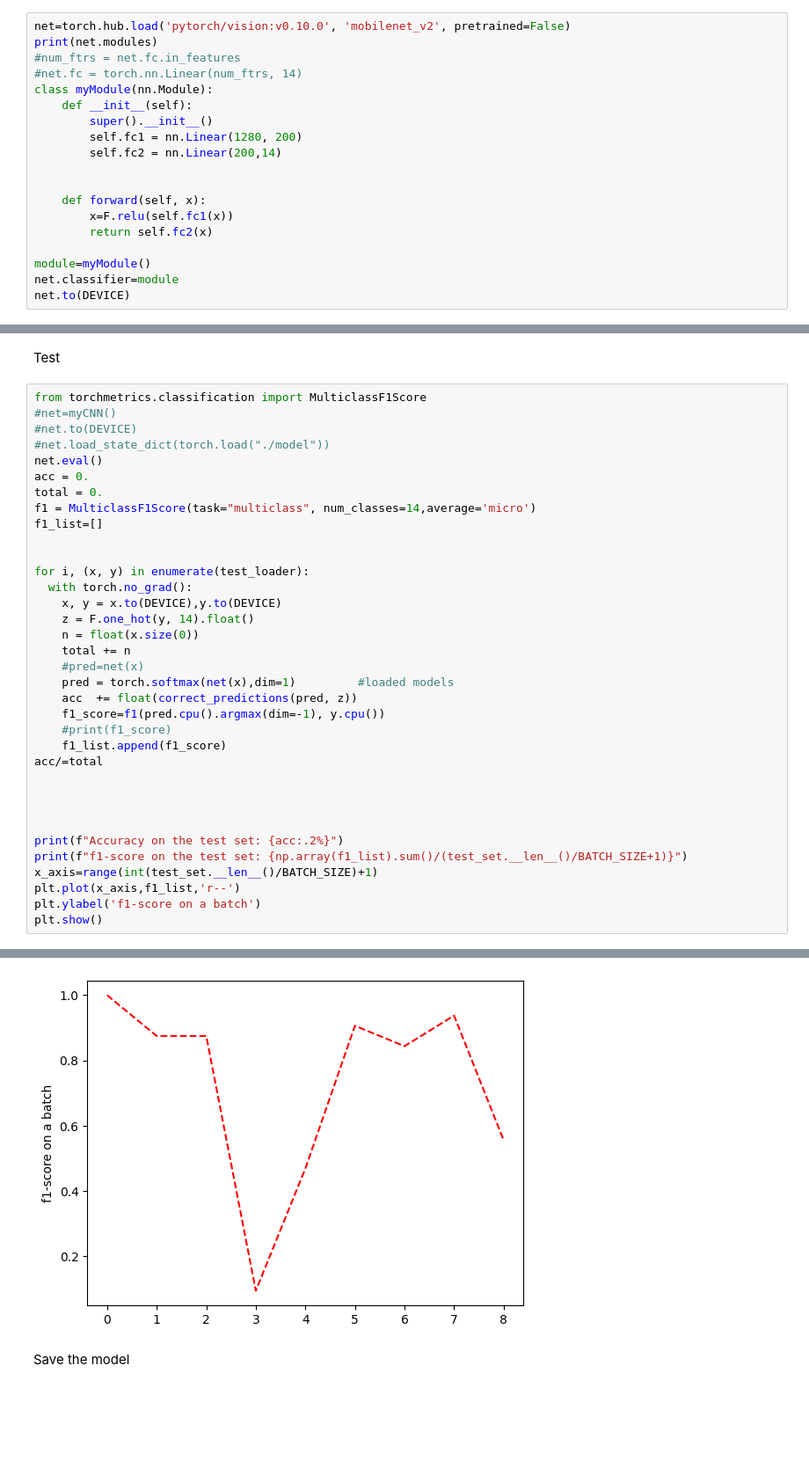
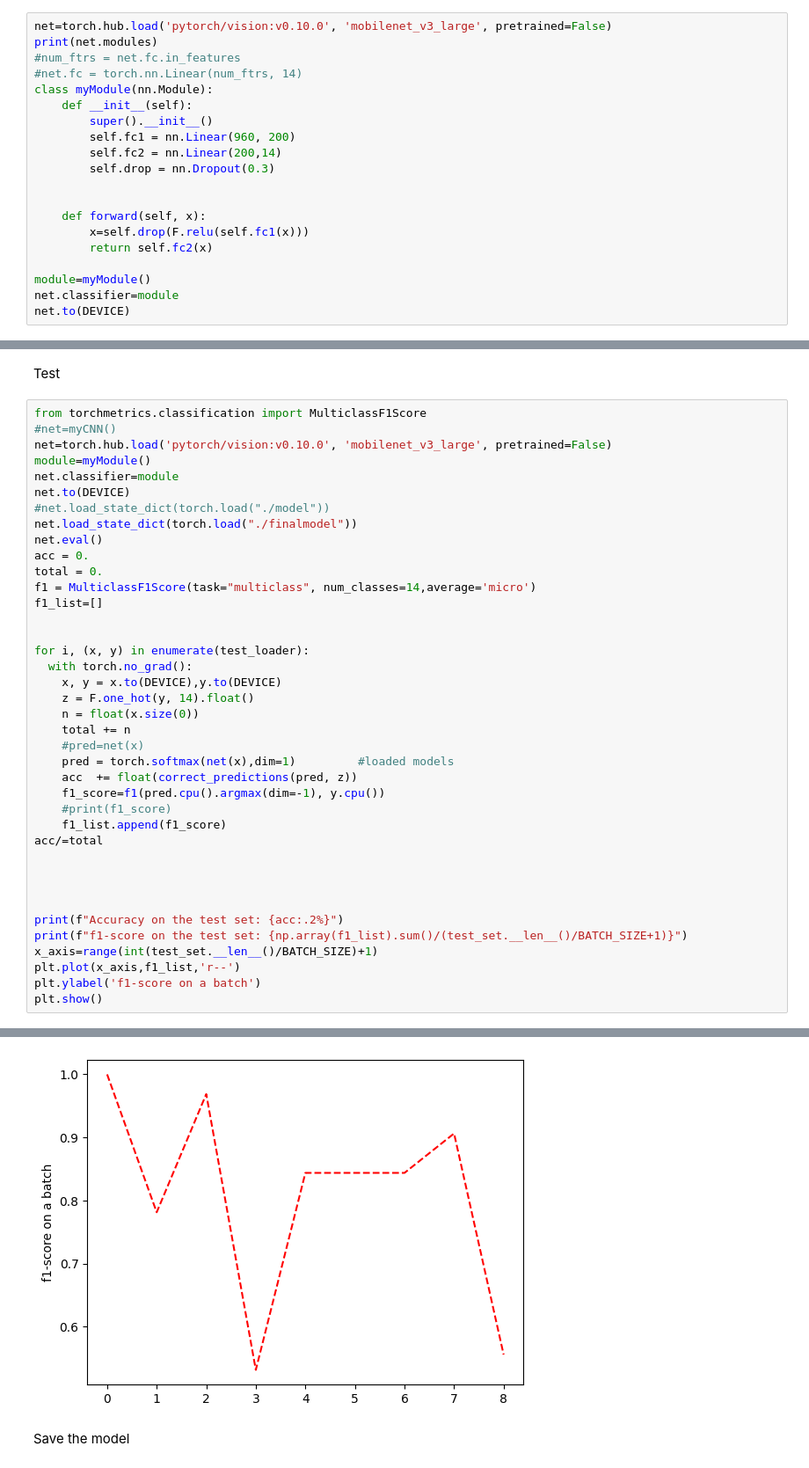
Before and after one commit to francomano/Cards_Classification_Kaggle, a Jupyter notebook: stuff.ipynb, the cells around one changed output, grey strips where cells are left out. Shown at 88% size. Cells and saved outputs as stored; diff of their text form; blank space fills up the shorter version.

```diff
--- a/stuff.ipynb
+++ b/stuff.ipynb
@@ -185,19 +185,20 @@ class myCNN(nn.Module):
 #net=myCNN()
 #net.to(DEVICE)
 # %%
-net=torch.hub.load('pytorch/vision:v0.10.0', 'mobilenet_v2', pretrained=False)
+net=torch.hub.load('pytorch/vision:v0.10.0', 'mobilenet_v3_large', pretrained=False)
 print(net.modules)
 #num_ftrs = net.fc.in_features
 #net.fc = torch.nn.Linear(num_ftrs, 14)
 class myModule(nn.Module):
     def __init__(self):
         super().__init__()
-        self.fc1 = nn.Linear(1280, 200)
+        self.fc1 = nn.Linear(960, 200)
         self.fc2 = nn.Linear(200,14)
+        self.drop = nn.Dropout(0.3)
 
 
     def forward(self, x):
-        x=F.relu(self.fc1(x))
+        x=self.drop(F.relu(self.fc1(x)))
         return self.fc2(x)
 
 module=myModule()
@@ -323,8 +324,12 @@ Test
 # %%
 from torchmetrics.classification import MulticlassF1Score
 #net=myCNN()
-#net.to(DEVICE)
+net=torch.hub.load('pytorch/vision:v0.10.0', 'mobilenet_v3_large', pretrained=False)
+module=myModule()
+net.classifier=module
+net.to(DEVICE)
 #net.load_state_dict(torch.load("./model"))
+net.load_state_dict(torch.load("./finalmodel"))
 net.eval()
 acc = 0.
 total = 0.
@@ -361,4 +367,4 @@ f1-score on the test set: 0.7063224612663089
-[figure, old version]
+[figure, new version]
 # %% [markdown]
 Save the model
 # %%
```
Also changed, not shown: parts of 7 cells of this notebook.
